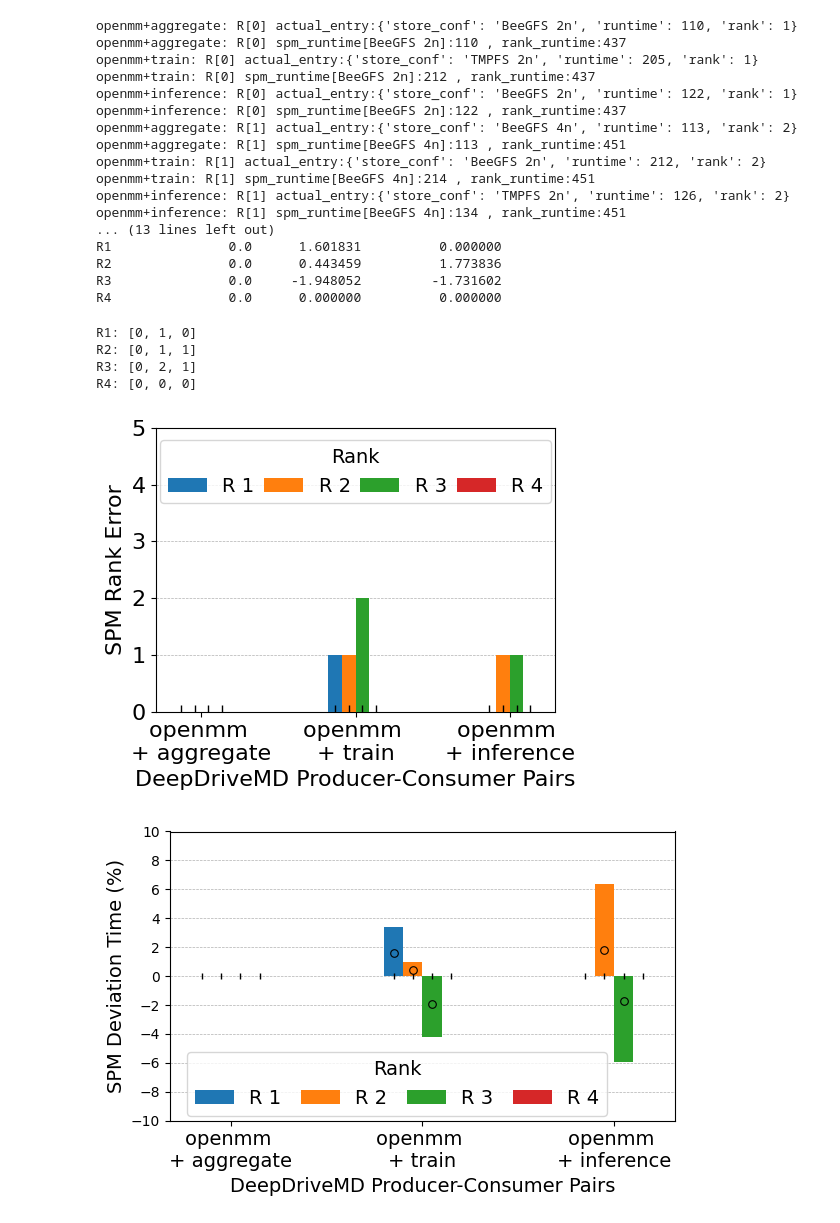
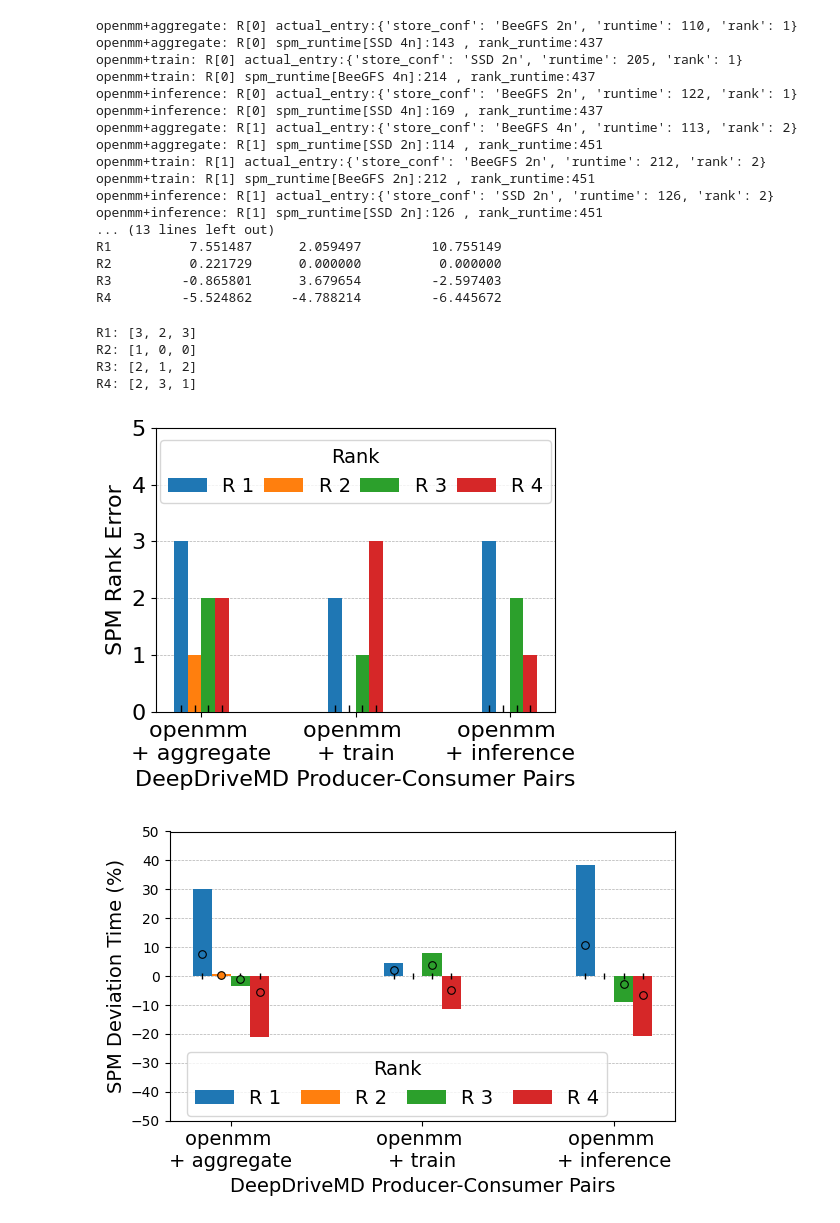
Before and after one commit to mrashidatud/spm, a Jupyter notebook: workflow_analysis/spm_figures/spm_figures_ddmd.ipynb, the cells around one changed output. Drawn from its saved outputs; the diff is of its cells as text; code cells hidden in the pictures.

```diff
--- a/workflow_analysis/spm_figures/spm_figures_ddmd.ipynb
+++ b/workflow_analysis/spm_figures/spm_figures_ddmd.ipynb
@@ -22,12 +22,15 @@ import pandas as pd
 # Input data
 runtime_data = {
     "store_conf": [
-        "TMPFS 2n", "TMPFS 4n",
+        "SSD 2n", "SSD 4n",
         "BeeGFS 2n", "BeeGFS 4n",
     ],
-    "openmm+aggregate": [114, 143, 110, 113],
-    "openmm+train": [205, 231, 212, 214],
-    "openmm+inference": [126, 169, 122, 134]
+    "openmm+aggregate": [114, 143,
+    110, 113],
+    "openmm+train": [205, 231,
+    212, 214],
+    "openmm+inference": [126, 169,
+    122, 134]
 }
 
 # Create DataFrame
@@ -74,12 +77,27 @@ import pandas as pd
 # Input data
 spm_data = {
     "store_conf": [
-        "TMPFS 2n", "TMPFS 4n",
+        "SSD 2n", "SSD 4n",
         "BeeGFS 2n", "BeeGFS 4n",
     ],
-    "openmm+aggregate": [91.21511151, 94.65189594, 38.01161497, 40.94923739],
-    "openmm+train": [37.05636968, 38.45259675, 15.44231518, 16.63579107],
-    "openmm+inference": [101.6395023, 105.4690548, 42.35571334, 45.62905787]
+    # "openmm+aggregate": [91.21511151, 94.65189594, 38.01161497, 40.94923739],
+    # "openmm+train": [37.05636968, 38.45259675, 15.44231518, 16.63579107],
+    # "openmm+inference": [101.6395023, 105.4690548, 42.35571334, 45.62905787]
+
+    # "openmm+aggregate": [(0.7711193228257445 ), (0.5260819556291868 ),
+    # (0.9016976953014304), (0.9983471137372186 )],
+    # "openmm+train": [(1.172204437120572 ), (0.9271670699240142 ),
+    # (2.0072847635446416 ), (1.9638740234309802 )],
+    # "openmm+inference": [(0.7711193228257445 ), (0.5260819556291868 ),
+    # (0.9016976953014304 ), (0.9983471137372186 )],
+
+    "openmm+aggregate": [(0.7711193228257445 + 0.20772669377641503), (0.5260819556291868 + 0.20772669377641503),
+    (0.9016976953014304 + 0.17301280420491355), (0.9983471137372186 + 0.17301280420491355)],
+    "openmm+train": [(1.172204437120572 +14.992210939896413), (0.9271670699240142 +14.987129922607368),
+    (2.0072847635446416 + 6.118342006883516), (1.9638740234309802 + 6.113260989594471)],
+    "openmm+inference": [(0.7711193228257445 +0.08937402), (0.5260819556291868 + 0.08937402),
+    (0.9016976953014304 + 0.089360911), (0.9983471137372186 + 0.089360911)],
+
 }
 df = pd.DataFrame(spm_data)
 
@@ -293,22 +311,22 @@ global_deviation_table = compute_global_rank_deviation(runtime_rank_dict, spm_ra
 print(global_deviation_table)
 # %% [output]
 openmm+aggregate: R[0] actual_entry:{'store_conf': 'BeeGFS 2n', 'runtime': 110, 'rank': 1}
-openmm+aggregate: R[0] spm_runtime[BeeGFS 2n]:110 , rank_runtime:437
-openmm+train: R[0] actual_entry:{'store_conf': 'TMPFS 2n', 'runtime': 205, 'rank': 1}
-openmm+train: R[0] spm_runtime[BeeGFS 2n]:212 , rank_runtime:437
+openmm+aggregate: R[0] spm_runtime[SSD 4n]:143 , rank_runtime:437
+openmm+train: R[0] actual_entry:{'store_conf': 'SSD 2n', 'runtime': 205, 'rank': 1}
+openmm+train: R[0] spm_runtime[BeeGFS 4n]:214 , rank_runtime:437
 openmm+inference: R[0] actual_entry:{'store_conf': 'BeeGFS 2n', 'runtime': 122, 'rank': 1}
-openmm+inference: R[0] spm_runtime[BeeGFS 2n]:122 , rank_runtime:437
+openmm+inference: R[0] spm_runtime[SSD 4n]:169 , rank_runtime:437
 openmm+aggregate: R[1] actual_entry:{'store_conf': 'BeeGFS 4n', 'runtime': 113, 'rank': 2}
-openmm+aggregate: R[1] spm_runtime[BeeGFS 4n]:113 , rank_runtime:451
+openmm+aggregate: R[1] spm_runtime[SSD 2n]:114 , rank_runtime:451
 openmm+train: R[1] actual_entry:{'store_conf': 'BeeGFS 2n', 'runtime': 212, 'rank': 2}
-openmm+train: R[1] spm_runtime[BeeGFS 4n]:214 , rank_runtime:451
-openmm+inference: R[1] actual_entry:{'store_conf': 'TMPFS 2n', 'runtime': 126, 'rank': 2}
-openmm+inference: R[1] spm_runtime[BeeGFS 4n]:134 , rank_runtime:451
+openmm+train: R[1] spm_runtime[BeeGFS 2n]:212 , rank_runtime:451
+openmm+inference: R[1] actual_entry:{'store_conf': 'SSD 2n', 'runtime': 126, 'rank': 2}
+openmm+inference: R[1] spm_runtime[SSD 2n]:126 , rank_runtime:451
 ... (13 lines left out)
-R1               0.0      1.601831          0.000000
-R2               0.0      0.443459          1.773836
-R3               0.0     -1.948052         -1.731602
-R4               0.0      0.000000          0.000000
+R1          7.551487      2.059497         10.755149
+R2          0.221729      0.000000          0.000000
+R3         -0.865801      3.679654         -2.597403
+R4         -5.524862     -4.788214         -6.445672
 # %%
 import numpy as np
 import matplotlib.pyplot as plt
@@ -356,11 +374,11 @@ plt.tight_layout()
 plt.savefig("ddmd_spm_rank_error.pdf", format='pdf', bbox_inches='tight')
 plt.show()
 # %% [output]
-R1: [0, 1, 0]
-R2: [0, 1, 1]
-R3: [0, 2, 1]
-R4: [0, 0, 0]
+R1: [3, 2, 3]
+R2: [1, 0, 0]
+R3: [2, 1, 2]
+R4: [2, 3, 1]
-[figure, old version]
+[figure, new version]
 # %%
 import numpy as np
 import matplotlib.pyplot as plt
@@ -425,33 +443,33 @@ for i in range(len(ranks)):
                     xpos, 20, f'{val:.1f}',
                     ha='center', va='top', fontsize=7, rotation=90,
                     bbox=dict(facecolor='white', edgecolor='black', boxstyle='round,pad=0.8', alpha=0.8)
                 )
             if val < -50:
                 ax1.text(
                     xpos, -20, f'{val:.1f}',
                     ha='center', va='top', fontsize=7, rotation=90,
                     bbox=dict(facecolor='white', edgecolor='black', boxstyle='round,pad=0.8', alpha=0.8)
                 )
 
 # Axes setup
 centered_x = x+((len(ranks) - 1) * bar_width) / 2
 ax1.set_xticks(centered_x)
 ax1.set_xticklabels(labels, fontsize=14)
-ax1.set_yticks(np.arange(-100, 101, 2))
-ax1.set_ylim(-10, 10)
+ax1.set_yticks(np.arange(-100, 101, 10))
+ax1.set_ylim(-50, 50)
 ax1.set_ylabel('SPM Deviation Time (%)', fontsize=14)
 ax1.set_xlabel('DeepDriveMD Producer-Consumer Pairs', fontsize=14)
 ax1.grid(axis='y', linestyle='--', linewidth=0.5, zorder=0)
 
 # Legend
 ax1.legend(title='Rank', title_fontsize=14, fontsize=14, ncol=6, loc='upper center',
            bbox_to_anchor=(0.45, 0.27), columnspacing=1)
 
 plt.tight_layout()
 plt.savefig("ddmd_spm_time_deviation.pdf", format='pdf', bbox_inches='tight')
 plt.show()
 
 # Error rate over 10% global margin of error: 0/12
 # Error rate over 10% local margin of error: 0/12
 # %% [output]
-[figure, old version]
+[figure, new version]
```
Also changed, not shown: parts of 4 cells of this notebook, 18 other files.
